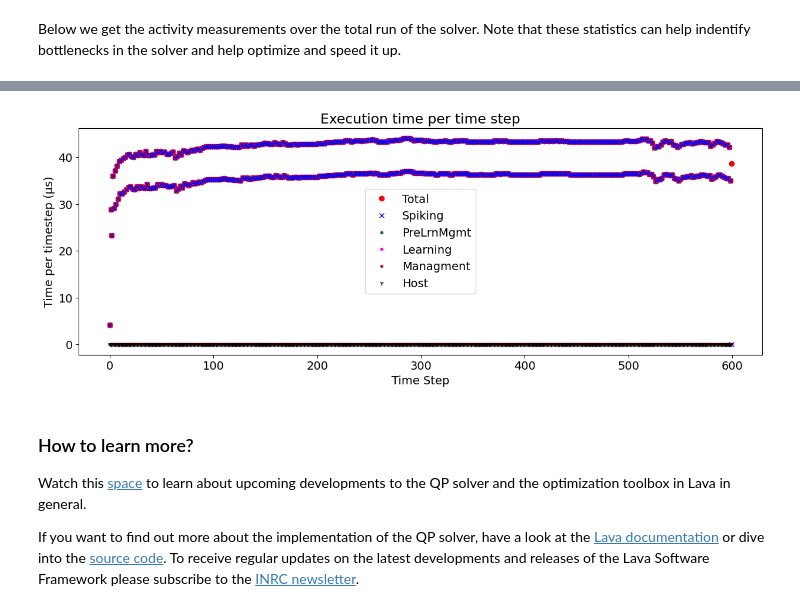
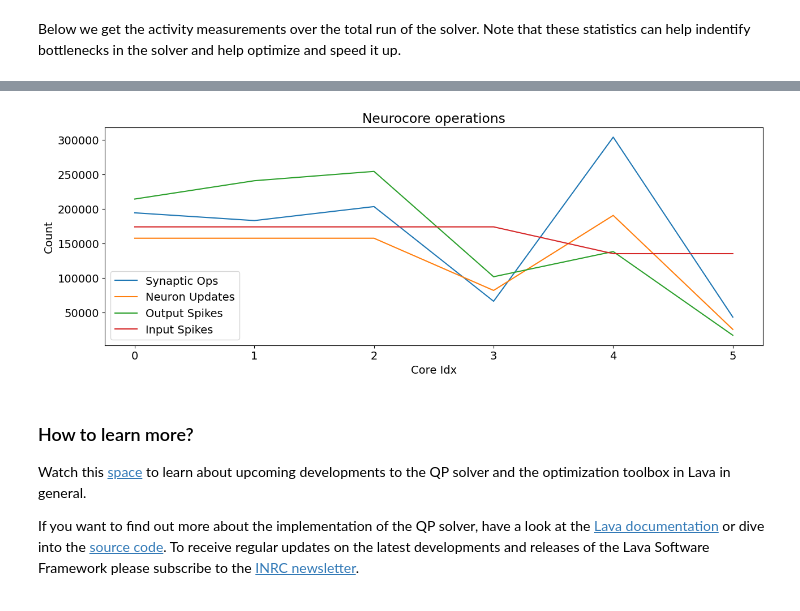
Before and after one commit to ashishrao7/lava-optimization, a Jupyter notebook: tutorials/tutorial_04_solving_qp.ipynb, the cells around one changed output, grey strips where cells are left out. Saved outputs shown, nothing was run; the diff lists cells and outputs as text; code cells hidden in the pictures.

Commit message:
Adding references to tutorial. Activity counters plot

```diff
--- a/tutorials/tutorial_04_solving_qp.ipynb
+++ b/tutorials/tutorial_04_solving_qp.ipynb
@@ -589,8 +595,8 @@ profiler._activity_probe.axon_out = array([138176,  16968, 214212, 240714, 25423
 num_neurons_per_core=68.0
 # %%
-profiler.plot_execution_time()
+profiler.plot_activity()
 # %% [output]
-[figure, old version]
+[figure, new version]
 # %% [markdown]
 ### How to learn more?
 
```
Also changed, not shown: parts of 6 cells of this notebook.
